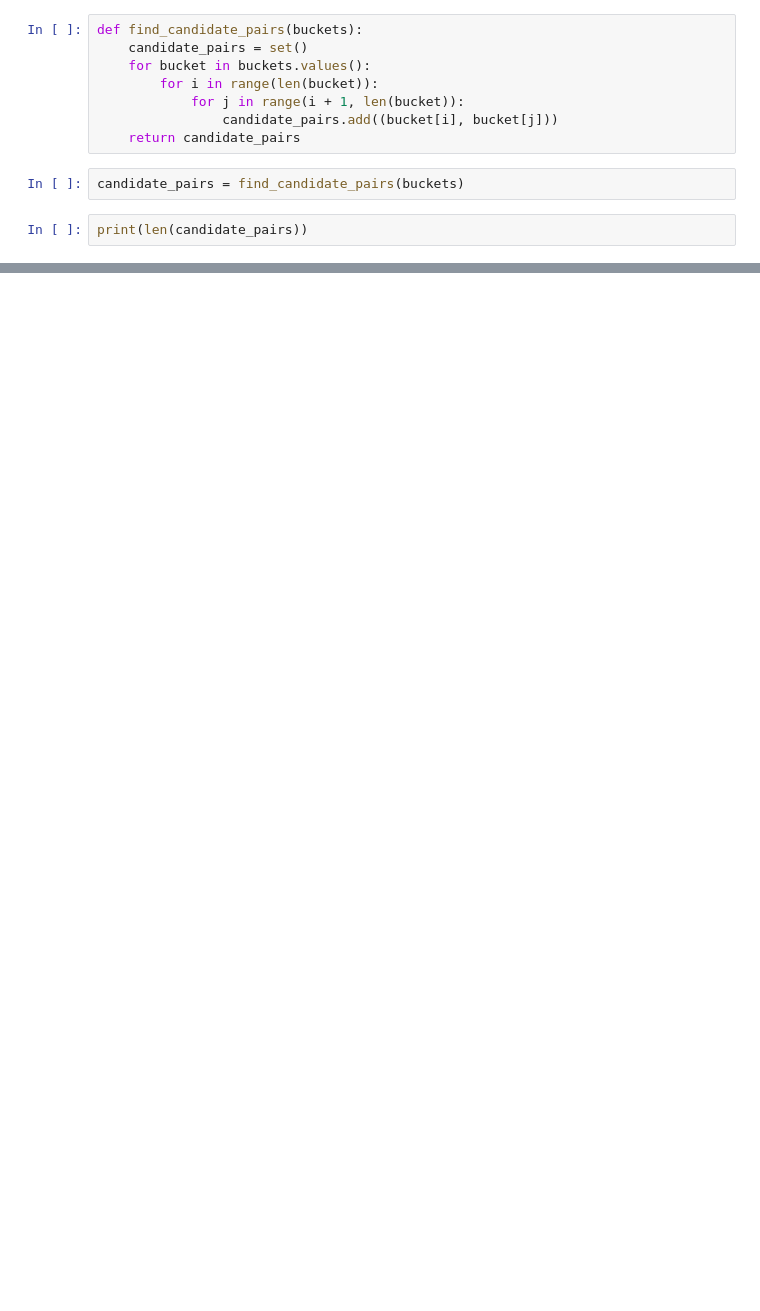
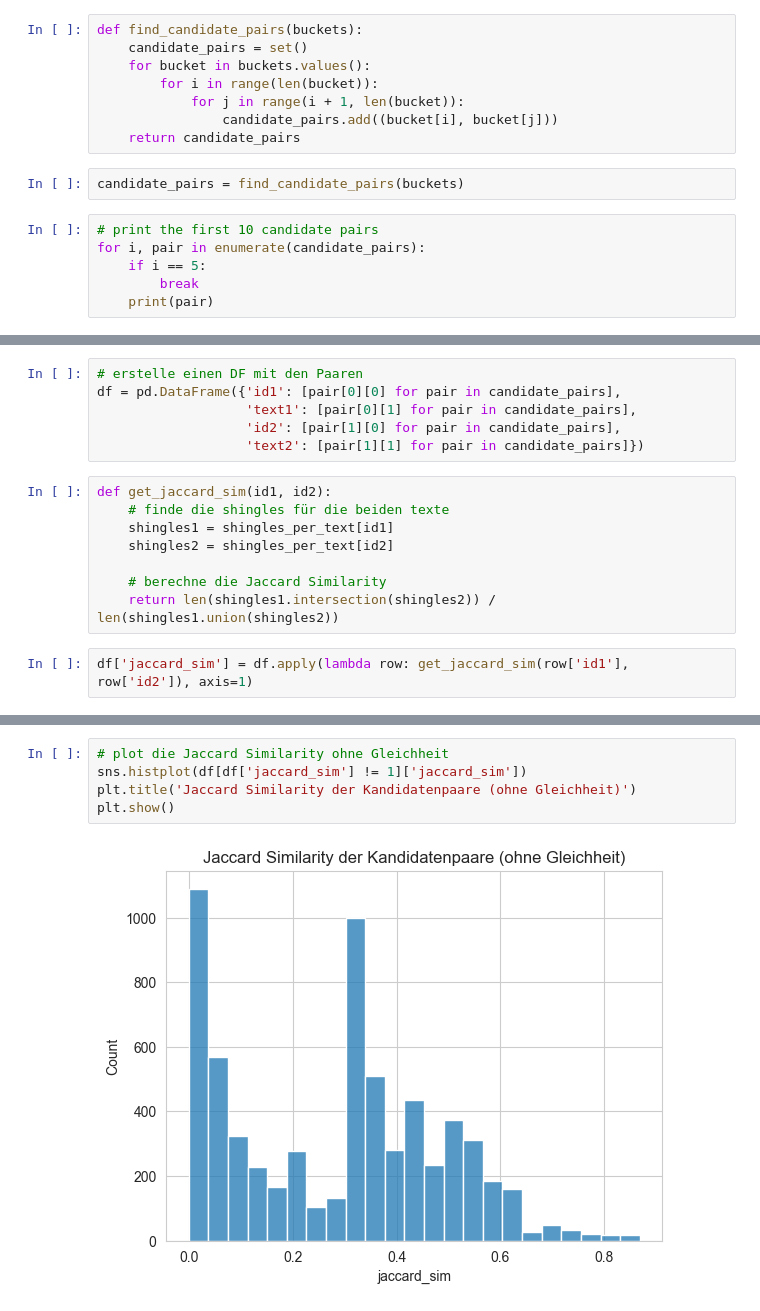
Before and after one commit to Phillus1999/data_science_2, a Jupyter notebook: projects/uebung_3/LSH_MR.ipynb, the cells around one changed output, grey strips where cells are left out. Drawn from its saved outputs; the diff is of its cells as text; blank space fills up the shorter version.

Commit message:
add LSH_MR (first full version)

```diff
--- a/projects/uebung_3/LSH_MR.ipynb
+++ b/projects/uebung_3/LSH_MR.ipynb
@@ -149,5 +172,9 @@ def find_candidate_pairs(buckets):
 # %%
 candidate_pairs = find_candidate_pairs(buckets)
 # %%
-print(len(candidate_pairs))
+# print the first 10 candidate pairs
+for i, pair in enumerate(candidate_pairs):
+    if i == 5:
+        break
+    print(pair)
 # %% [output]
@@ -158,0 +192,16 @@ print(len(candidate_pairs))
+# %%
+# erstelle einen DF mit den Paaren
+df = pd.DataFrame({'id1': [pair[0][0] for pair in candidate_pairs],
+                   'text1': [pair[0][1] for pair in candidate_pairs],
+                   'id2': [pair[1][0] for pair in candidate_pairs],
+                   'text2': [pair[1][1] for pair in candidate_pairs]})
+# %%
+def get_jaccard_sim(id1, id2):
+    # finde die shingles für die beiden texte
+    shingles1 = shingles_per_text[id1]
+    shingles2 = shingles_per_text[id2]
+
+    # berechne die Jaccard Similarity
+    return len(shingles1.intersection(shingles2)) / len(shingles1.union(shingles2))
+# %%
+df['jaccard_sim'] = df.apply(lambda row: get_jaccard_sim(row['id1'], row['id2']), axis=1)
@@ -158,0 +234,7 @@ print(len(candidate_pairs))
+# %%
+# plot die Jaccard Similarity ohne Gleichheit
+sns.histplot(df[df['jaccard_sim'] != 1]['jaccard_sim'])
+plt.title('Jaccard Similarity der Kandidatenpaare (ohne Gleichheit)')
+plt.show()
+# %% [output]
+[figure, added]
```
Also changed, not shown: parts of 24 cells of this notebook, 2 other files.
